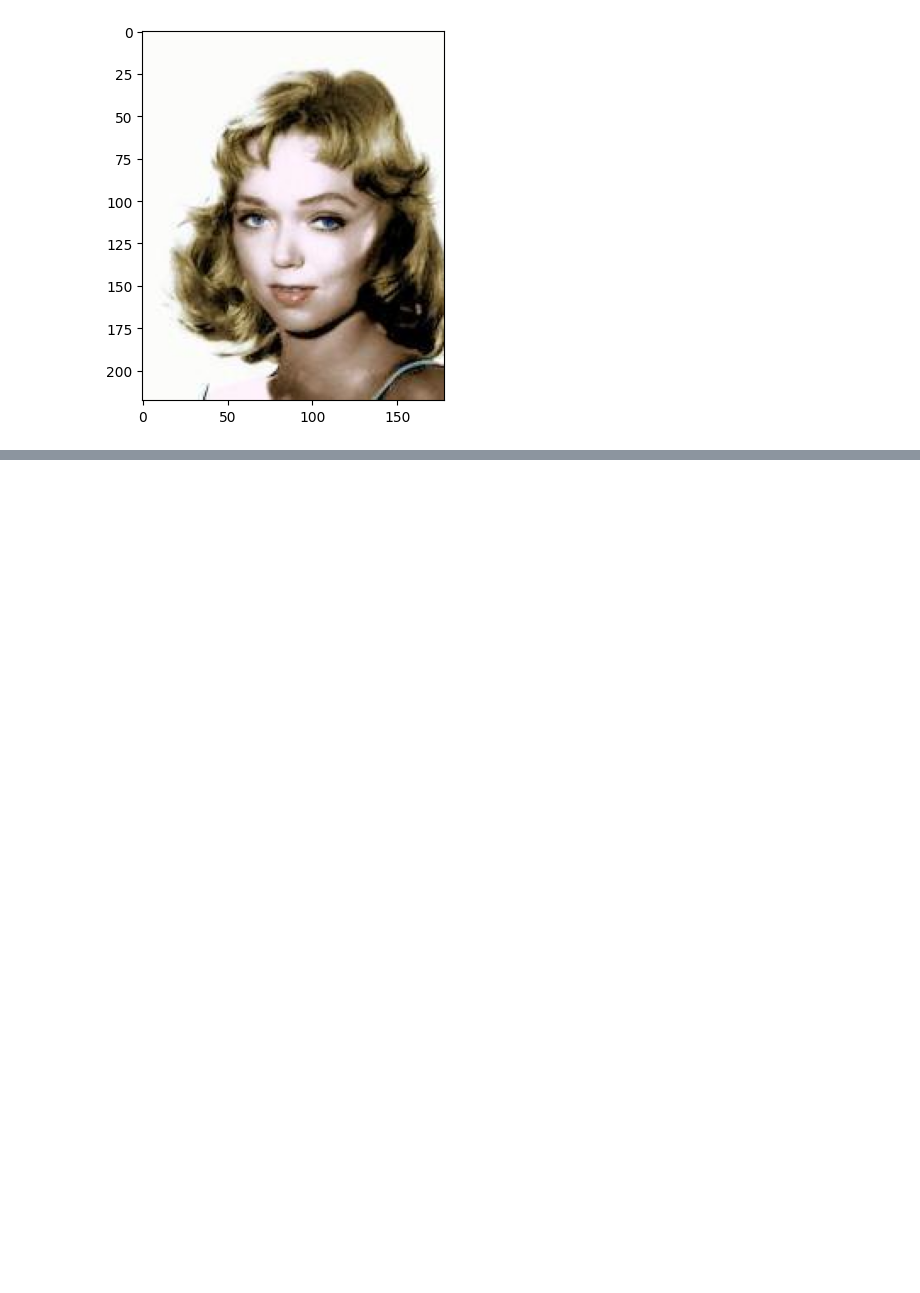
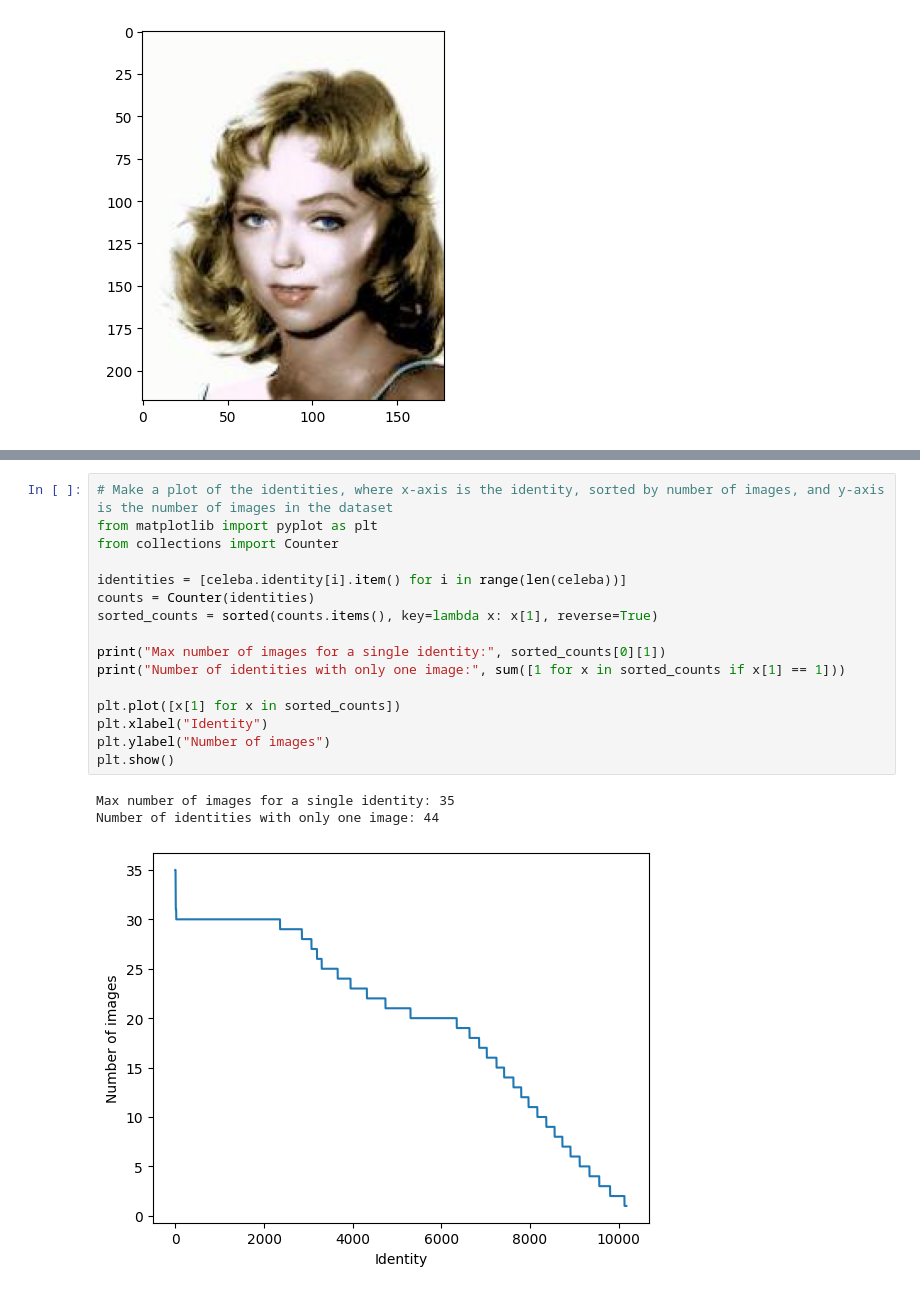
Before and after one commit to Andreasaaj/Facial-Recognition-with-Siamese-Network, a Jupyter notebook: test.ipynb, the cells around one changed output, grey strips where cells are left out. Saved outputs shown, nothing was run; the diff lists cells and outputs as text; blank space fills up the shorter version.

Commit message:
testing the dataset

```diff
--- a/test.ipynb
+++ b/test.ipynb
@@ -17,0 +33,20 @@ plt.show()
+# %%
+# Make a plot of the identities, where x-axis is the identity, sorted by number of images, and y-axis is the number of images in the dataset
+from matplotlib import pyplot as plt
+from collections import Counter
+
+identities = [celeba.identity[i].item() for i in range(len(celeba))]
+counts = Counter(identities)
+sorted_counts = sorted(counts.items(), key=lambda x: x[1], reverse=True)
+
+print("Max number of images for a single identity:", sorted_counts[0][1])
+print("Number of identities with only one image:", sum([1 for x in sorted_counts if x[1] == 1]))
+
+plt.plot([x[1] for x in sorted_counts])
+plt.xlabel("Identity")
+plt.ylabel("Number of images")
+plt.show()
+# %% [output]
+Max number of images for a single identity: 35
+Number of identities with only one image: 44
+[figure, added]
```
Also changed, not shown: parts of 2 cells of this notebook.
